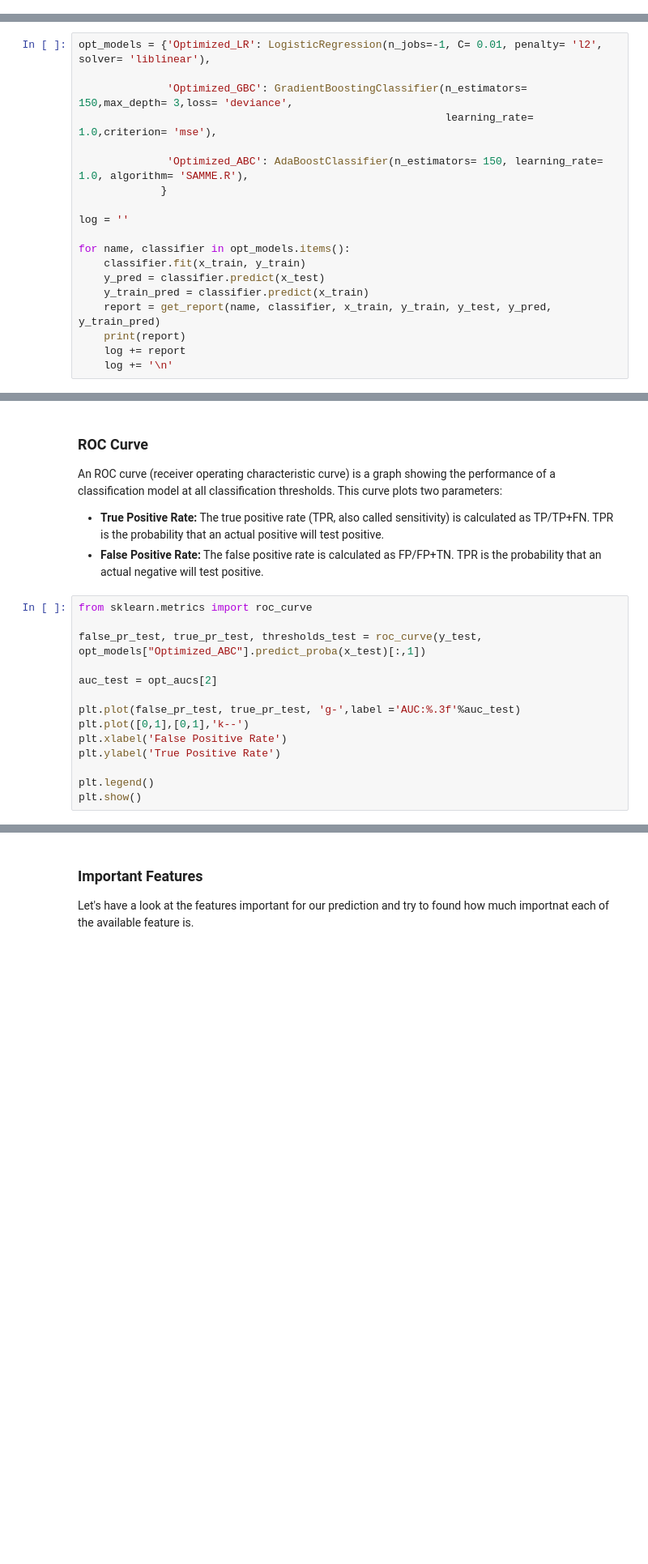
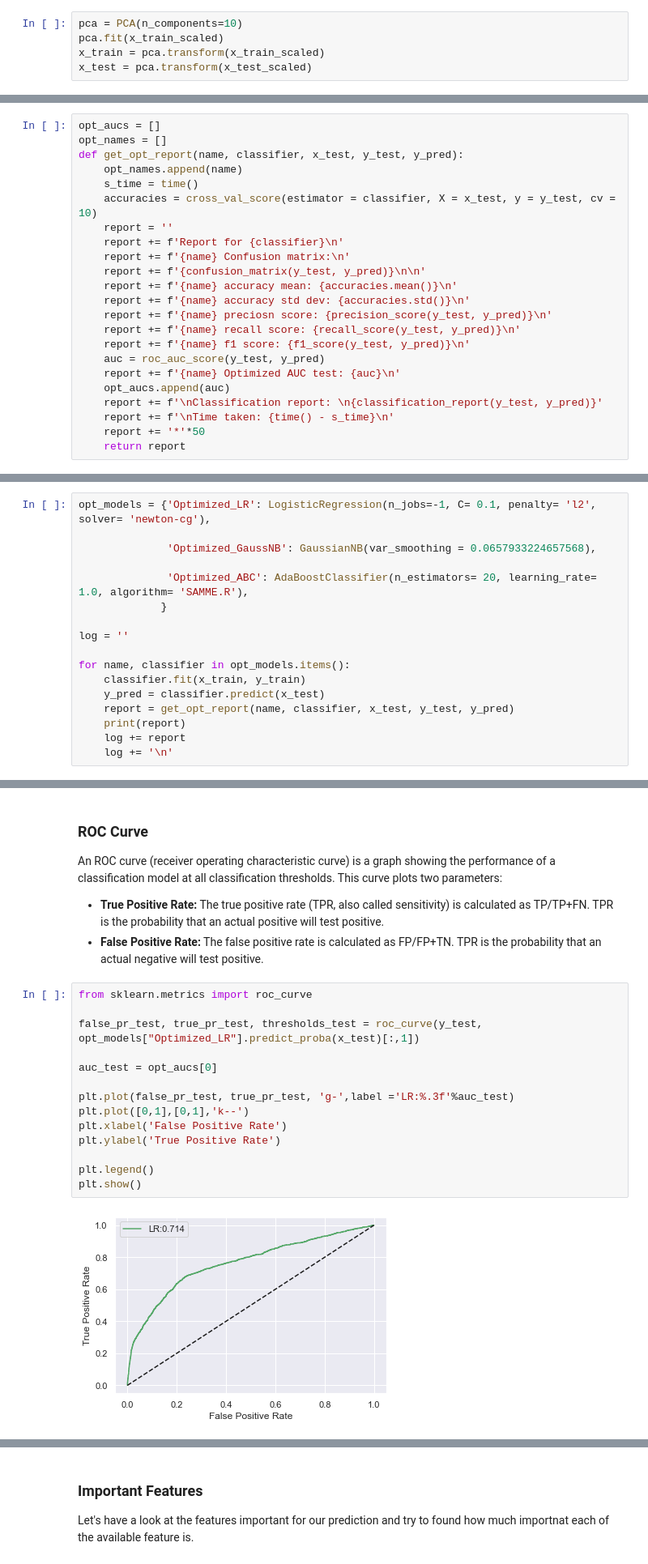
Before and after one commit to pankajvma/Bank-Marketing-Prediction, a Jupyter notebook: notebook/Bank-marketing-predict-term-deposit.ipynb, the cells around one changed output, grey strips where cells are left out. Shown at 81% size. Saved outputs shown, nothing was run; the diff lists cells and outputs as text; blank space fills up the shorter version.

```diff
--- a/notebook/Bank-marketing-predict-term-deposit.ipynb
+++ b/notebook/Bank-marketing-predict-term-deposit.ipynb
@@ -1248,0 +987,5 @@ x_test = scaler.transform(x_test)
+# %%
+pca = PCA(n_components=10)
+pca.fit(x_train_scaled)
+x_train = pca.transform(x_train_scaled)
+x_test = pca.transform(x_test_scaled)
@@ -1353,6 +1111,29 @@ In machine learning, hyperparameter optimization or tuning is the problem of cho
  - GradientBoostingClassifier()
  - AdaBoostClassifier()
 - **Note:** The Optimization algorithm cannot be tested upto it's full potential due to hardware limitations.
+# %%
+opt_aucs = []
+opt_names = []
+def get_opt_report(name, classifier, x_test, y_test, y_pred):
+    opt_names.append(name)
+    s_time = time()
+    accuracies = cross_val_score(estimator = classifier, X = x_test, y = y_test, cv = 10)
+    report = ''
+    report += f'Report for {classifier}\n'
+    report += f'{name} Confusion matrix:\n'
+    report += f'{confusion_matrix(y_test, y_pred)}\n\n'
+    report += f'{name} accuracy mean: {accuracies.mean()}\n'
+    report += f'{name} accuracy std dev: {accuracies.std()}\n'
+    report += f'{name} preciosn score: {precision_score(y_test, y_pred)}\n'
+    report += f'{name} recall score: {recall_score(y_test, y_pred)}\n'
+    report += f'{name} f1 score: {f1_score(y_test, y_pred)}\n'
+    auc = roc_auc_score(y_test, y_pred)
+    report += f'{name} Optimized AUC test: {auc}\n'
+    opt_aucs.append(auc)
+    report += f'\nClassification report: \n{classification_report(y_test, y_pred)}'
+    report += f'\nTime taken: {time() - s_time}\n'
+    report += '*'*50
+    return report
 # %%
 from sklearn.model_selection import GridSearchCV
 
@@ -1493,10 +1315,9 @@ def hypertuning_gscv(est, p_distr):
 # %%
-opt_models = {'Optimized_LR': LogisticRegression(n_jobs=-1, C= 0.01, penalty= 'l2', solver= 'liblinear'),
+opt_models = {'Optimized_LR': LogisticRegression(n_jobs=-1, C= 0.1, penalty= 'l2', solver= 'newton-cg'),
 
-              'Optimized_GBC': GradientBoostingClassifier(n_estimators= 150,max_depth= 3,loss= 'deviance',
-                                                          learning_rate= 1.0,criterion= 'mse'),
+              'Optimized_GaussNB': GaussianNB(var_smoothing = 0.0657933224657568),
 
-              'Optimized_ABC': AdaBoostClassifier(n_estimators= 150, learning_rate= 1.0, algorithm= 'SAMME.R'),
+              'Optimized_ABC': AdaBoostClassifier(n_estimators= 20, learning_rate= 1.0, algorithm= 'SAMME.R'),
              }
 
 log = ''
@@ -1504,8 +1325,7 @@ log = ''
 for name, classifier in opt_models.items():
     classifier.fit(x_train, y_train)
     y_pred = classifier.predict(x_test)
-    y_train_pred = classifier.predict(x_train)
-    report = get_report(name, classifier, x_train, y_train, y_test, y_pred, y_train_pred)
+    report = get_opt_report(name, classifier, x_test, y_test, y_pred)
     print(report)
     log += report
     log += '\n'
@@ -1556,15 +1409,17 @@ An ROC curve (receiver operating characteristic curve) is a graph showing the pe
 # %%
 from sklearn.metrics import roc_curve
 
-false_pr_test, true_pr_test, thresholds_test = roc_curve(y_test, opt_models["Optimized_ABC"].predict_proba(x_test)[:,1])
+false_pr_test, true_pr_test, thresholds_test = roc_curve(y_test, opt_models["Optimized_LR"].predict_proba(x_test)[:,1])
 
-auc_test = opt_aucs[2]
+auc_test = opt_aucs[0]
 
-plt.plot(false_pr_test, true_pr_test, 'g-',label ='AUC:%.3f'%auc_test)
+plt.plot(false_pr_test, true_pr_test, 'g-',label ='LR:%.3f'%auc_test)
 plt.plot([0,1],[0,1],'k--')
 plt.xlabel('False Positive Rate')
 plt.ylabel('True Positive Rate')
 
 plt.legend()
 plt.show()
+# %% [output]
+[figure, added]
 # %% [markdown]
```
Also changed, not shown: parts of 75 cells of this notebook, 13 other files.
